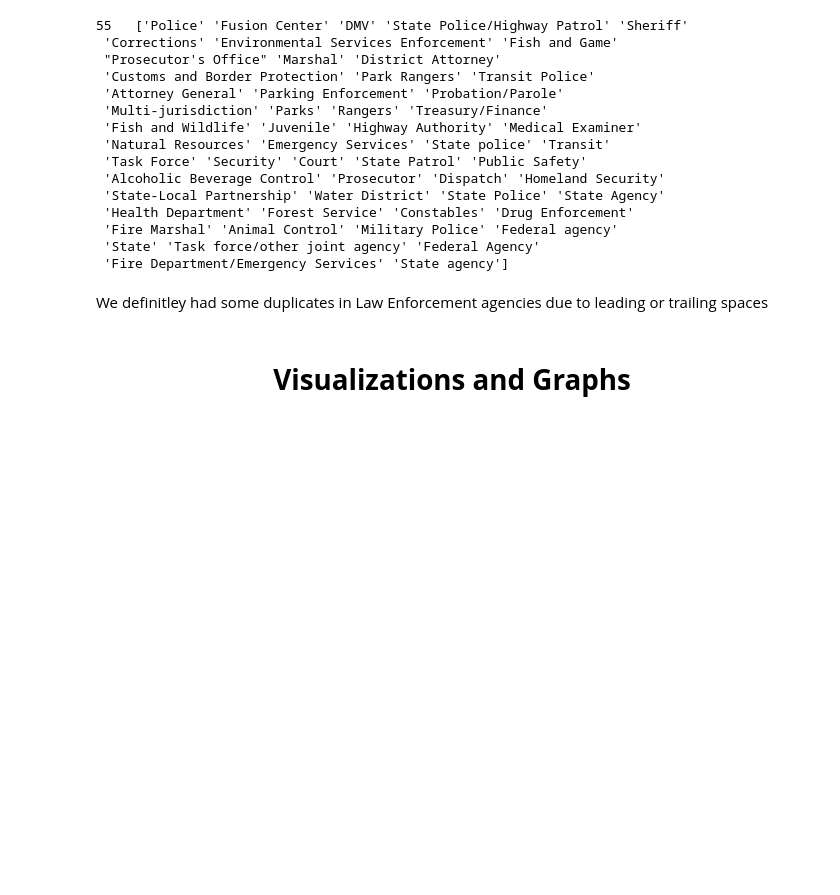
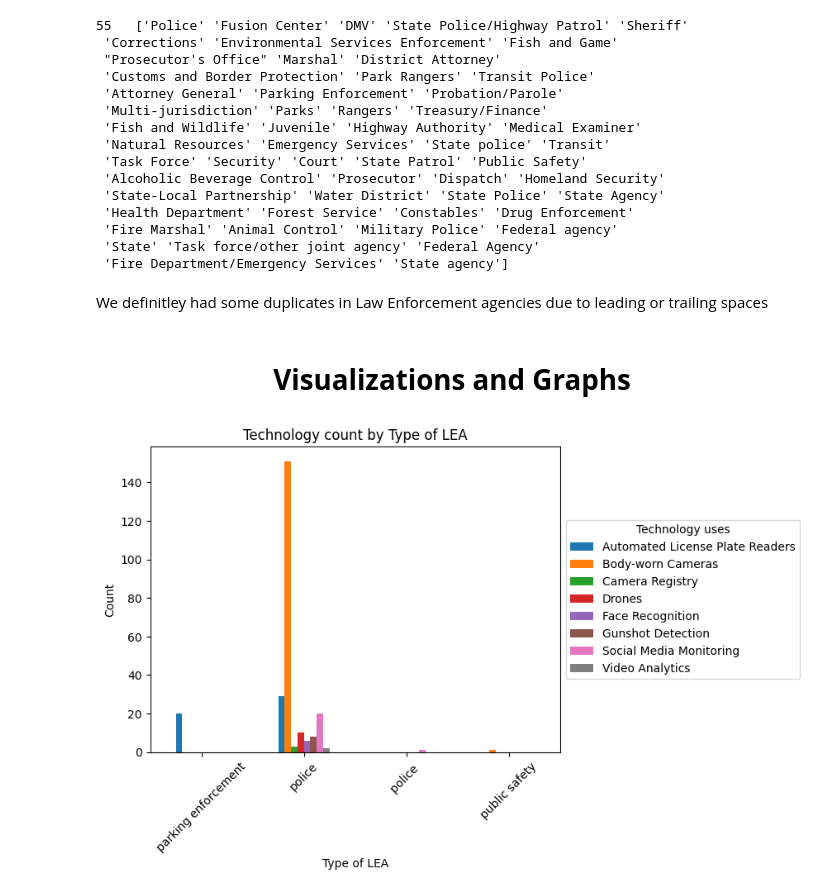
Before and after one commit to robinphurtado/SDSUDataScienceProject, a Jupyter notebook: notebooks/surveilanceproject.ipynb, the cells around one changed output. Saved outputs shown, nothing was run; the diff lists cells and outputs as text; code cells hidden in the pictures; blank space fills up the shorter version.

Commit message:
after adding some visualizations

```diff
--- a/notebooks/surveilanceproject.ipynb
+++ b/notebooks/surveilanceproject.ipynb
@@ -728,3 +728,20 @@ print(num_comb_LEAs, " ", comb_LEAs)
 We definitley had some duplicates in Law Enforcement agencies due to leading or trailing spaces
 # %% [markdown]
 # <center>**Visualizations and Graphs**
+# %%
+df_schol_srv['TypeOfLEA'] = df_schol_srv['TypeOfLEA'].str.lower()
+
+
+grouped = df_schol_srv.groupby(['TypeOfLEA', 'Technology']).size().reset_index(name='count')
+
+pivot = grouped.pivot(index='TypeOfLEA', columns='Technology', values='count')
+
+pivot.plot(kind='bar')
+plt.xlabel("Type of LEA")
+plt.ylabel("Count")
+plt.title("Technology count by Type of LEA")
+plt.xticks(rotation=45)
+plt.legend(title='Technology uses',loc='center left', bbox_to_anchor=(1, 0.5))
+plt.show()
+# %% [output]
+[figure, added]
```
Also changed, not shown: parts of 5 cells of this notebook.
